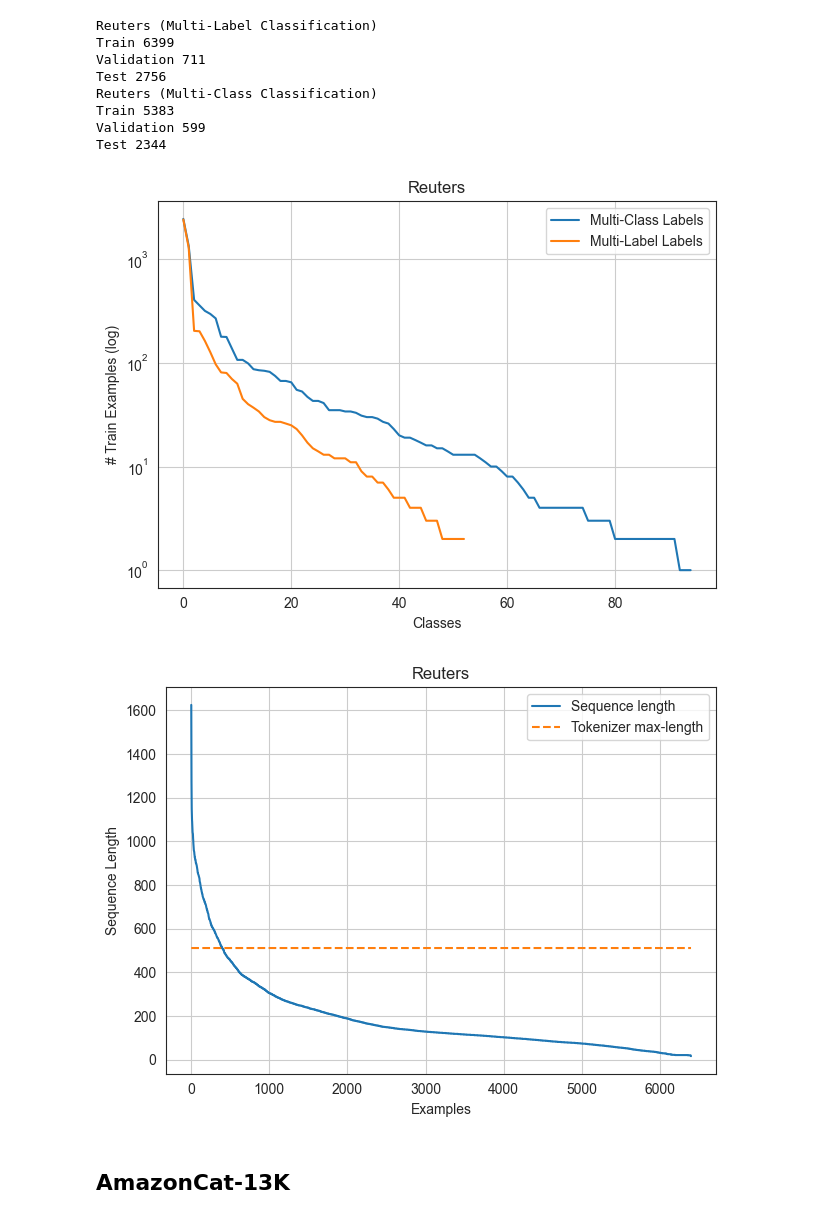
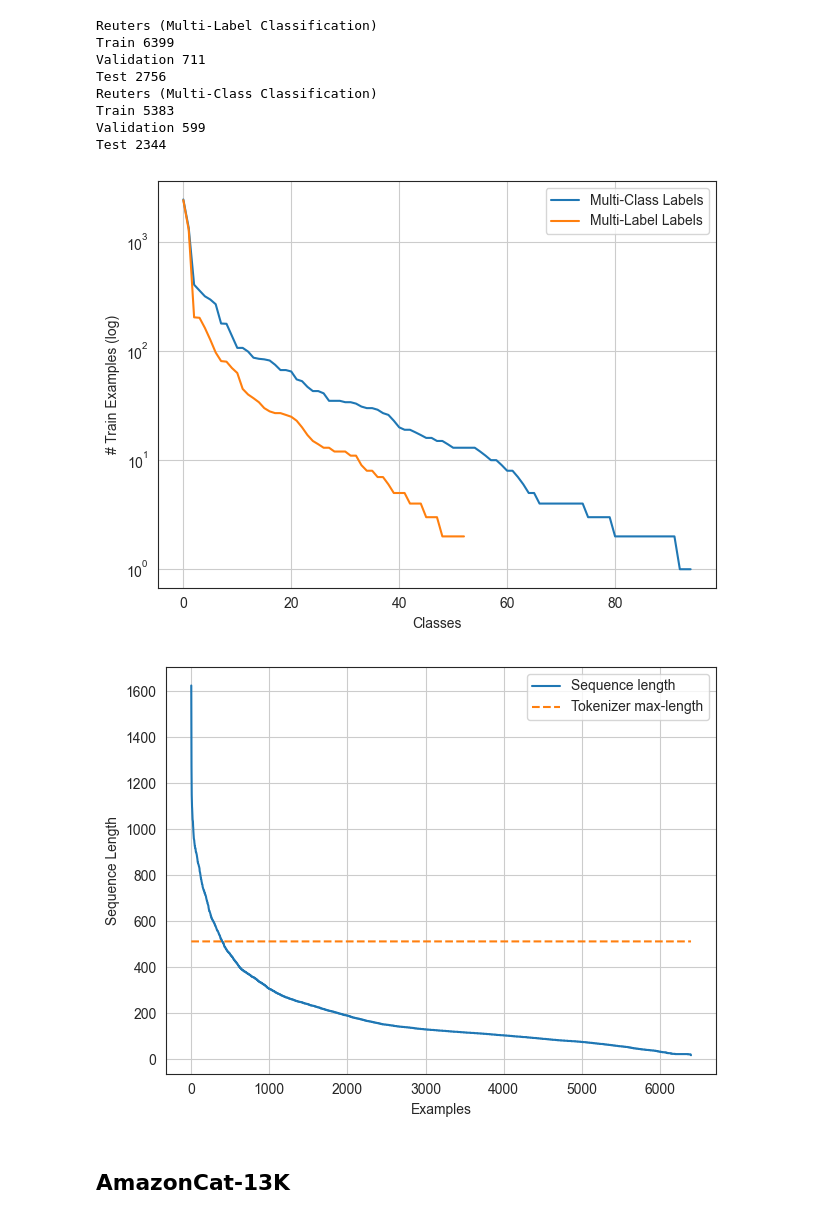
Before and after one commit to iserh/ettcl, a Jupyter notebook: notebooks/dataset_statistics.ipynb, the cells around one changed output. Saved outputs shown, nothing was run; the diff lists cells and outputs as text; code cells hidden in the pictures.

```diff
--- a/notebooks/dataset_statistics.ipynb
+++ b/notebooks/dataset_statistics.ipynb
@@ -181,18 +181,18 @@ classes_cls, counts_cls = reuters_cls[Split.TRAIN]["label"].unique(return_counts
 # %%
 plt.figure(tight_layout=True)
 plt.plot(classes_mlc, counts_mlc.sort(descending=True).values, label="Multi-Class Labels")
 plt.plot(classes_cls, counts_cls.sort(descending=True).values, label="Multi-Label Labels")
 
-plt.title("Reuters")
+# plt.title("Reuters")
 plt.xlabel("Classes")
 plt.ylabel("# Train Examples (log)")
 plt.yscale("log")
 plt.grid()
 
 plt.legend()
 plt.savefig(os.path.join(output_dir, "Reuters.pdf"))
 # %% [output]
-[figure, old version]
+[figure, new version]
 # %%
 # tokenize dataset
 reuters_mlc[Split.TRAIN] = reuters_mlc[Split.TRAIN].map(tokenizer, input_columns="text", batched=True, num_proc=8)
@@ -204,7 +204,7 @@ plt.figure(tight_layout=True)
 plt.plot(lengths.sort(descending=True).values, label="Sequence length")
 plt.plot(torch.ones_like(lengths) * 512, linestyle="--", label="Tokenizer max-length")
 
-plt.title("Reuters")
+# plt.title("Reuters")
 plt.xlabel("Examples")
 plt.ylabel("Sequence Length")
 plt.grid()
@@ -212,7 +212,7 @@ plt.grid()
 plt.legend()
 plt.savefig(os.path.join(output_dir, "Reuters-lengths.pdf"))
 # %% [output]
-[figure, old version]
+[figure, new version]
 # %% [markdown]
 ## AmazonCat-13K
 # %%
```
Also changed, not shown: parts of 6 cells of this notebook.
